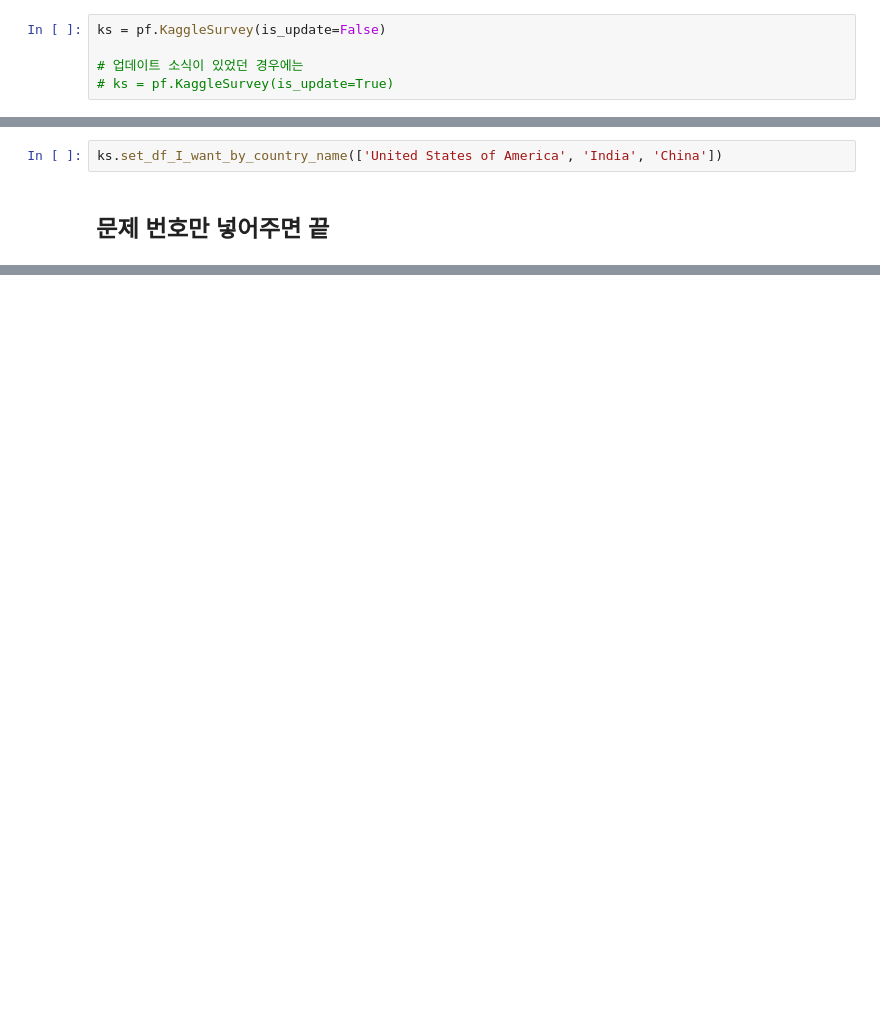
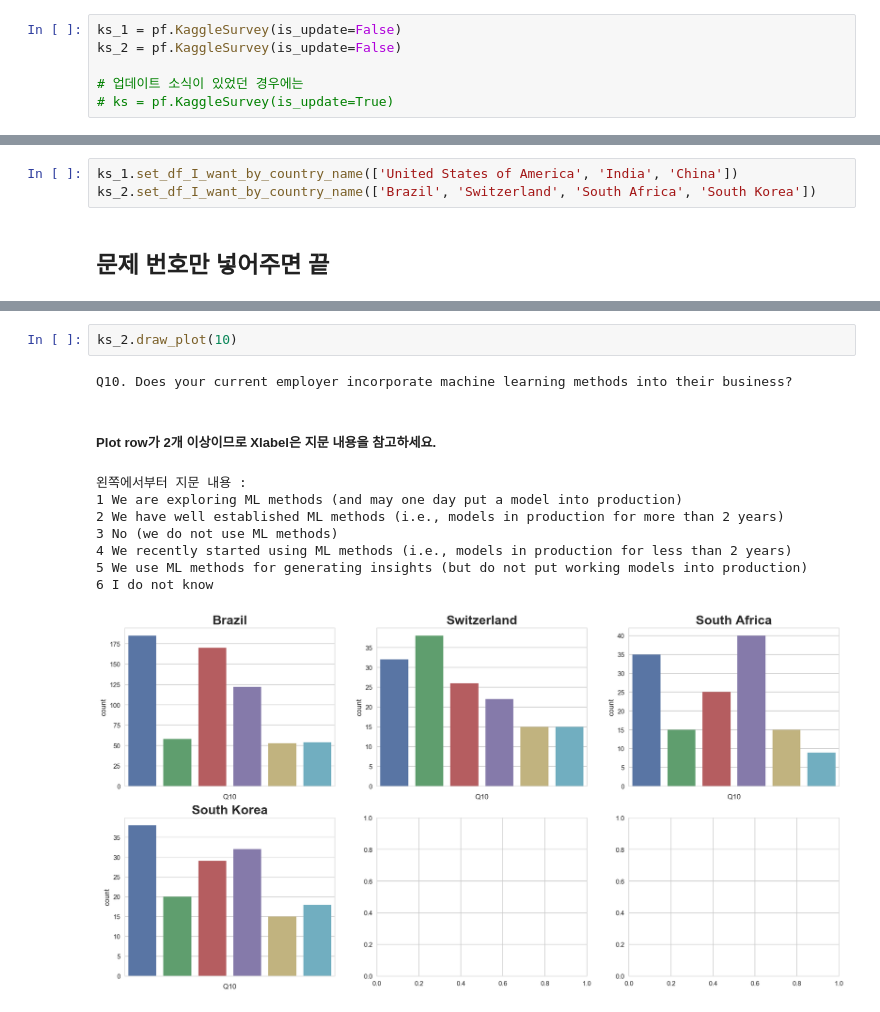
Before and after one commit to DanialDaeHyunNam/2018-Kaggle-ML-And-DS-Survey-Challenge, a Jupyter notebook: Danial/how_to_use_(easy).ipynb, the cells around one changed output, grey strips where cells are left out. Saved outputs shown, nothing was run; the diff lists cells and outputs as text; blank space fills up the shorter version.

Commit message:
Edited kagglesurvey.py and descriptions

```diff
--- a/Danial/how_to_use_(easy).ipynb
+++ b/Danial/how_to_use_(easy).ipynb
@@ -27,7 +43,8 @@ SyntaxError: invalid syntax (<ipython-input-6-91e1778fe699>, line 4)
 # %% [markdown]
 ## 초기화.
 # %%
-ks = pf.KaggleSurvey(is_update=False)
+ks_1 = pf.KaggleSurvey(is_update=False)
+ks_2 = pf.KaggleSurvey(is_update=False)
 
 # 업데이트 소식이 있었던 경우에는
 # ks = pf.KaggleSurvey(is_update=True)
@@ -43,7 +63,8 @@ ks.set_df_I_want_by_country_name(["s"])
 틀린 국가명입니다. 아래 국가명 중에서만 선택하세요.
 ['United States of America', 'Indonesia', 'India', 'Colombia', 'Chile', 'Turkey', 'Hungary', 'Ireland', 'France', 'Argentina', 'Japan', 'Nigeria', 'Spain', 'Other', 'Iran, Islamic Republic of...', 'Un ...
 # %%
-ks.set_df_I_want_by_country_name(['United States of America', 'India', 'China'])
+ks_1.set_df_I_want_by_country_name(['United States of America', 'India', 'China'])
+ks_2.set_df_I_want_by_country_name(['Brazil', 'Switzerland', 'South Africa', 'South Korea'])
 # %% [markdown]
 ## 문제 번호만 넣어주면 끝
 # %%
@@ -58,3 +79,16 @@ Q10. Does your current employer incorporate machine learning methods into their
 5 We use ML methods for generating insights (but do not put working models into production)
 6 We have well established ML methods (i.e., models in production for more than 2 years)
 [figure]
+# %%
+ks_2.draw_plot(10)
+# %% [output]
+Q10. Does your current employer incorporate machine learning methods into their business?
+##### Plot row가 2개 이상이므로 Xlabel은 지문 내용을 참고하세요.
+왼쪽에서부터 지문 내용 :
+1 We are exploring ML methods (and may one day put a model into production)
+2 We have well established ML methods (i.e., models in production for more than 2 years)
+3 No (we do not use ML methods)
+4 We recently started using ML methods (i.e., models in production for less than 2 years)
+5 We use ML methods for generating insights (but do not put working models into production)
+6 I do not know
+[figure, added]
```
Also changed, not shown: parts of 4 cells of this notebook, 3 other files.
